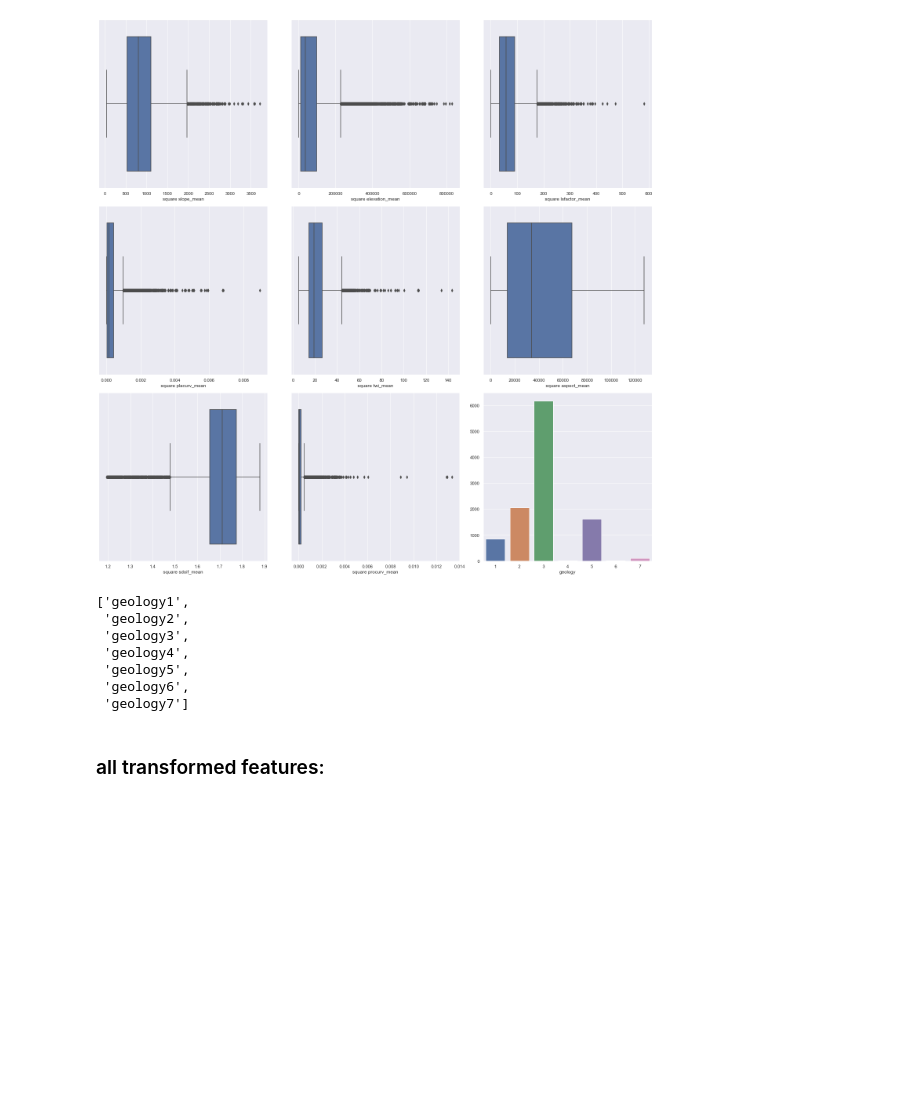
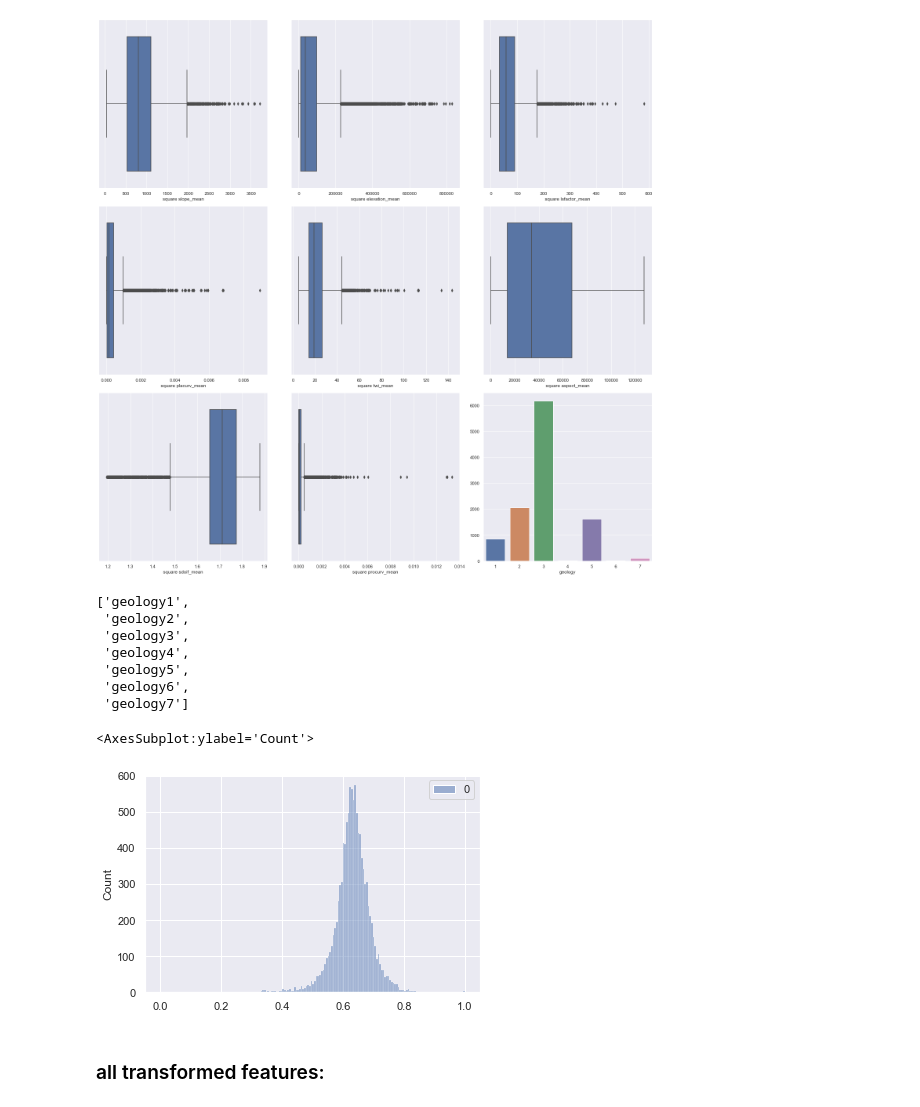
Before and after one commit to xSurus/startHack, a Jupyter notebook: finn.ipynb, the cells around one changed output. Saved outputs shown, nothing was run; the diff lists cells and outputs as text; code cells hidden in the pictures; blank space fills up the shorter version.

```diff
--- a/finn.ipynb
+++ b/finn.ipynb
@@ -272,13 +294,20 @@ for col in means + stds:
         #ss = StandardScaler().fit(train[[col]], y)
         #arr = fn(ss.transform(train[[col]]))
         if name == 'log':
-            arr = fn(feat_trans.special_normalize(train, col) + 1)
+            arr = fn(feat_trans.special_normalize(train, col))
         else:
             arr = fn(feat_trans.normalize(train, col))
         if np.isinf(arr).sum():
             print(cn)
         train[cn] = arr
         test_cols.append(cn)
+# %%
+
+#sns.histplot(train["procurv_mean"]))
+sns.histplot(np.sqrt(feat_trans.normalize(train, "procurv_mean")))
+# %% [output]
+<AxesSubplot:ylabel='Count'>
+[figure, added]
 # %%
 from sklearn.feature_selection import SelectKBest, SelectFpr, SelectFromModel
 from sklearn.feature_selection import chi2
```
Also changed, not shown: parts of 17 cells of this notebook, 5 other files.
